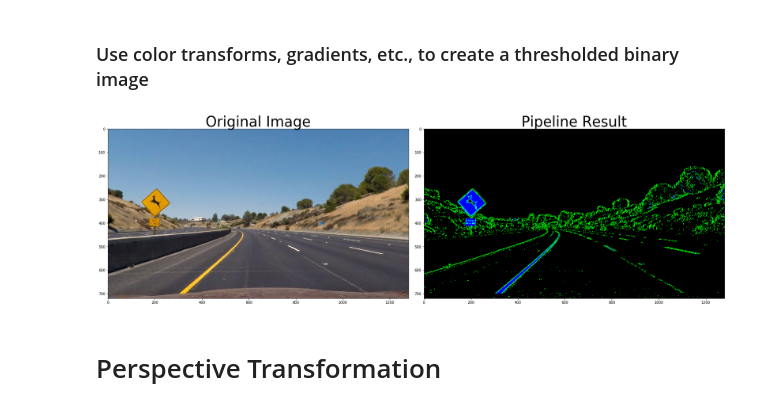
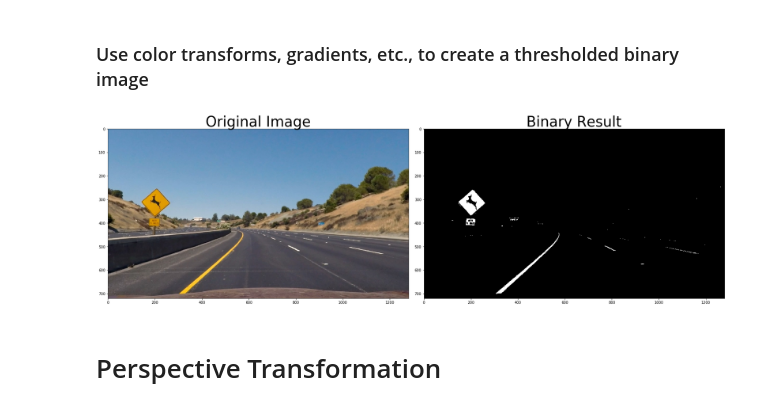
Before and after one commit to ChengJoyceJi/CarND-Advanced-Lane-Lines, a Jupyter notebook: P2.ipynb, the cells around one changed output. Drawn from its saved outputs; the diff is of its cells as text; code cells hidden in the pictures.

Commit message:
fix pipeline and curvature calculation

```diff
--- a/P2.ipynb
+++ b/P2.ipynb
@@ -207,45 +196,56 @@ This image is: <class 'numpy.ndarray'> with dimensions: (720, 1280, 3)
 # %% [markdown]
 ### Use color transforms, gradients, etc., to create a thresholded binary image
 # %%
-def color_and_gradients(img, s_thresh=(170, 255), sx_thresh=(20, 100)):
+def color_and_gradients(img, s_thresh=(170, 255), sx_thresh=(20, 100), r_thresh = (200, 255)):
     img = np.copy(img)
-    # Convert to HLS color space and separate the V channel
+    # Convert to HLS color space
     hls = cv2.cvtColor(img, cv2.COLOR_RGB2HLS)
     l_channel = hls[:,:,1]
     s_channel = hls[:,:,2]
+
     # Sobel x
     sobelx = cv2.Sobel(l_channel, cv2.CV_64F, 1, 0) # Take the derivative in x
     abs_sobelx = np.absolute(sobelx) # Absolute x derivative to accentuate lines away from horizontal
     scaled_sobel = np.uint8(255*abs_sobelx/np.max(abs_sobelx))
 
     # Threshold x gradient
     sxbinary = np.zeros_like(scaled_sobel)
     sxbinary[(scaled_sobel >= sx_thresh[0]) & (scaled_sobel <= sx_thresh[1])] = 1
 
     # Threshold color channel
     s_binary = np.zeros_like(s_channel)
     s_binary[(s_channel >= s_thresh[0]) & (s_channel <= s_thresh[1])] = 1
+
     # Stack each channel
-    color_binary = np.dstack(( np.zeros_like(sxbinary), sxbinary, s_binary)) * 255
-#     color_binary = cv2.addWeighted(test_image, 0.8, color_binary, 0.8, 0)
-    return color_binary, sxbinary + s_binary
+    binary = sxbinary | s_binary
 
-color_binary, binary = color_and_gradients(undist)
+    # RGB color space
+    R = img[:,:,0]
+    r_binary = np.zeros_like(R)
+    r_binary[(R > r_thresh[0]) & (R <= r_thresh[1])] = 1
+
+    # If two of the three are activated, activate in the binary image
+    combined_binary = np.zeros_like(sxbinary)
+    combined_binary[((s_binary == 1) | (sxbinary == 1)) & (r_binary == 1)] = 1
+
+    return combined_binary
+
+binary = color_and_gradients(undist)
 
 # Plot the result
 f, (ax1, ax2) = plt.subplots(1, 2, figsize=(24, 9))
 f.tight_layout()
 
 ax1.imshow(undist)
 ax1.set_title('Original Image', fontsize=40)
 
-ax2.imshow(color_binary, cmap='gray')
-ax2.set_title('Pipeline Result', fontsize=40)
+ax2.imshow(binary, cmap='gray')
+ax2.set_title('Binary Result', fontsize=40)
 plt.subplots_adjust(left=0., right=1, top=0.9, bottom=0.)
 
-mpimg.imsave('output_images/'+'thresholded_binary_'+image_name, color_binary, cmap='gray')
+mpimg.imsave('output_images/'+'thresholded_binary_'+image_name, binary, cmap='gray')
 # %% [output]
-[figure, old version]
+[figure, new version]
 # %% [markdown]
 # Perspective Transformation
 # %% [markdown]
```
Also changed, not shown: parts of 14 cells of this notebook, 14 other files.
